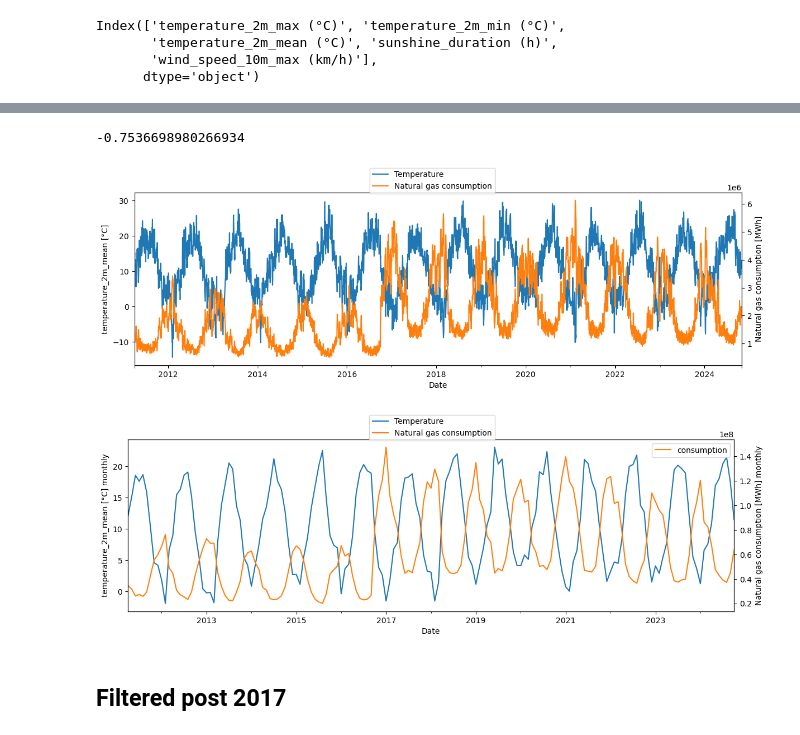
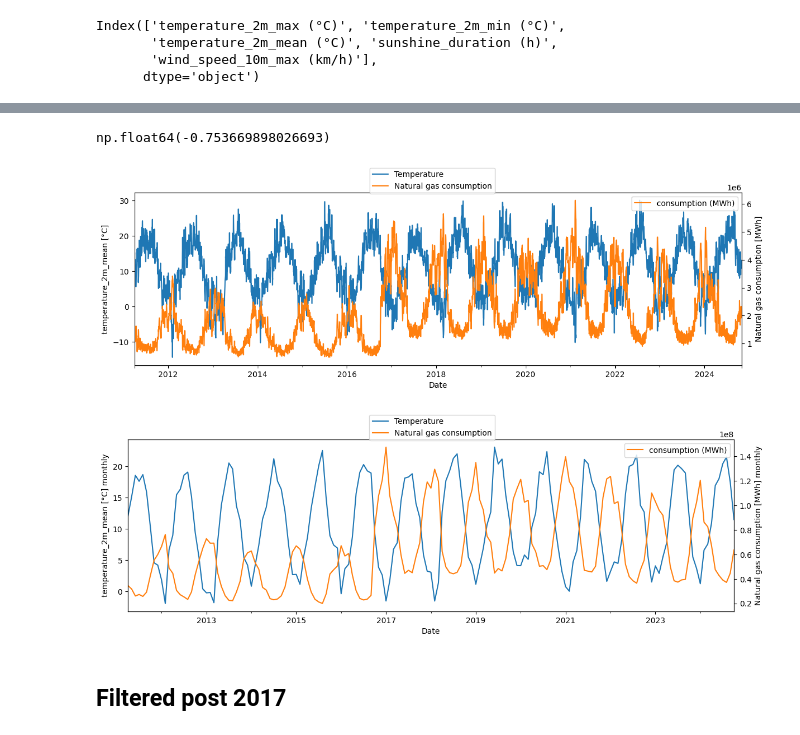
Before and after one commit to NeoSummit/Gas_consumption, a Jupyter notebook: Modelling_Consumption_Weather.ipynb, the cells around one changed output, grey strips where cells are left out. Saved outputs shown, nothing was run; the diff lists cells and outputs as text; code cells hidden in the pictures.

Commit message:
new version of Modelling_Consumption_Weather

```diff
--- a/Modelling_Consumption_Weather.ipynb
+++ b/Modelling_Consumption_Weather.ipynb
@@ -26,13 +26,11 @@ Requirement already satisfied: pyDOE>=0.3.8 in c:\users\ali\anaconda3\lib\site-p
 # %%
 import pwlf
 # %%
-ncg_consumption, gaspool_consumption, the_consumption = read_consumption()
-consumption_data = pd.concat([ncg_consumption.add(gaspool_consumption, fill_value=0), the_consumption])
-df_consumption = consumption_data.to_frame(name='consumption')
+df_consumption = load_gas_consumption_data()
 
 # avoir le premier et le dernier index de la série
-start_date = consumption_data.index[0].strftime("%Y-%m-%d")
-end_date = consumption_data.index[-1].strftime("%Y-%m-%d")
+start_date = df_consumption.index[0].strftime("%Y-%m-%d")
+end_date = df_consumption.index[-1].strftime("%Y-%m-%d")
 
 weather = read_weather()
 # afficher les colonnes du dataframe
@@ -83,33 +96,33 @@ df_consumption
 # %%
-consumption_data.corr(temp_2m_mean)
+df_consumption['consumption (MWh)'].corr(temp_2m_mean)
 # %% [output]
--0.7536698980266934
+np.float64(-0.753669898026693)
 # %%
 fig, ax1 = plt.subplots(figsize=(14, 4))
 ax2 = ax1.twinx()
 
 # For both, only show data in 2021 and 2022
 temp_2m_mean.loc[start_date:end_date].plot(ax=ax1, color="tab:blue")
-consumption_data.plot(ax=ax2, color="tab:orange")
+df_consumption.plot(ax=ax2, color="tab:orange")
 
 # Labels and legend
 ax1.set_ylabel("temperature_2m_mean [°C]")
 ax2.set_ylabel("Natural gas consumption [MWh]")
 
 # Legend for both plots in one
 fig.legend(
     labels=["Temperature", "Natural gas consumption"],
 
     loc="upper center",
 )
 
 # Create directory if it does not exist
 os.makedirs("diagrams", exist_ok=True)
 
 # Save plot
 fig.savefig("diagrams/temp_conso_daily.svg", format="svg", bbox_inches="tight")
 # %% [output]
-[figure, old version]
+[figure, new version]
 # %%
 fig, ax1 = plt.subplots(figsize=(14, 4))
 ax2 = ax1.twinx()
@@ -135,7 +148,7 @@ os.makedirs("diagrams", exist_ok=True)
 # Save plot
 fig.savefig("diagrams/temp_conso_monthly.svg", format="svg", bbox_inches="tight")
 # %% [output]
-[figure, old version]
+[figure, new version]
 # %% [markdown]
 ## Filtered post 2017
 # %%
```
Also changed, not shown: parts of 3 cells of this notebook.
